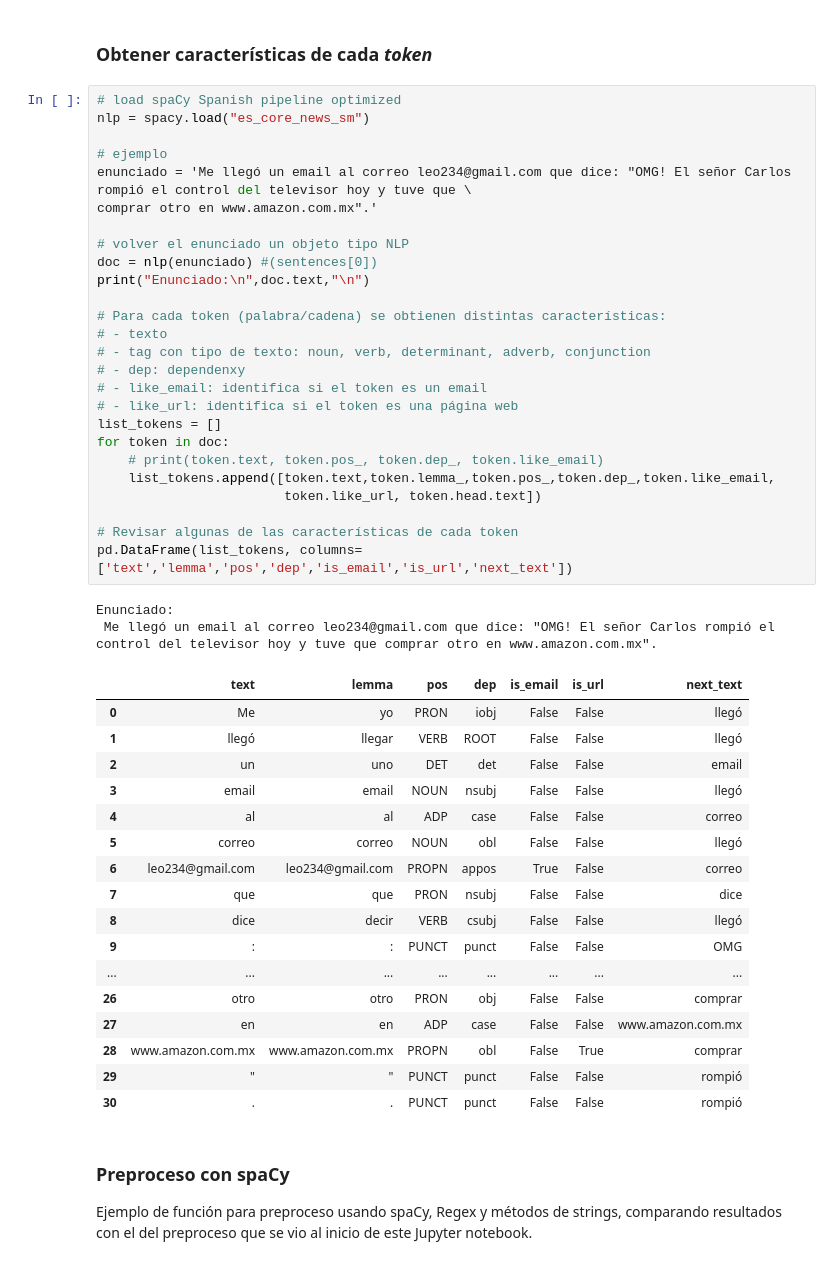
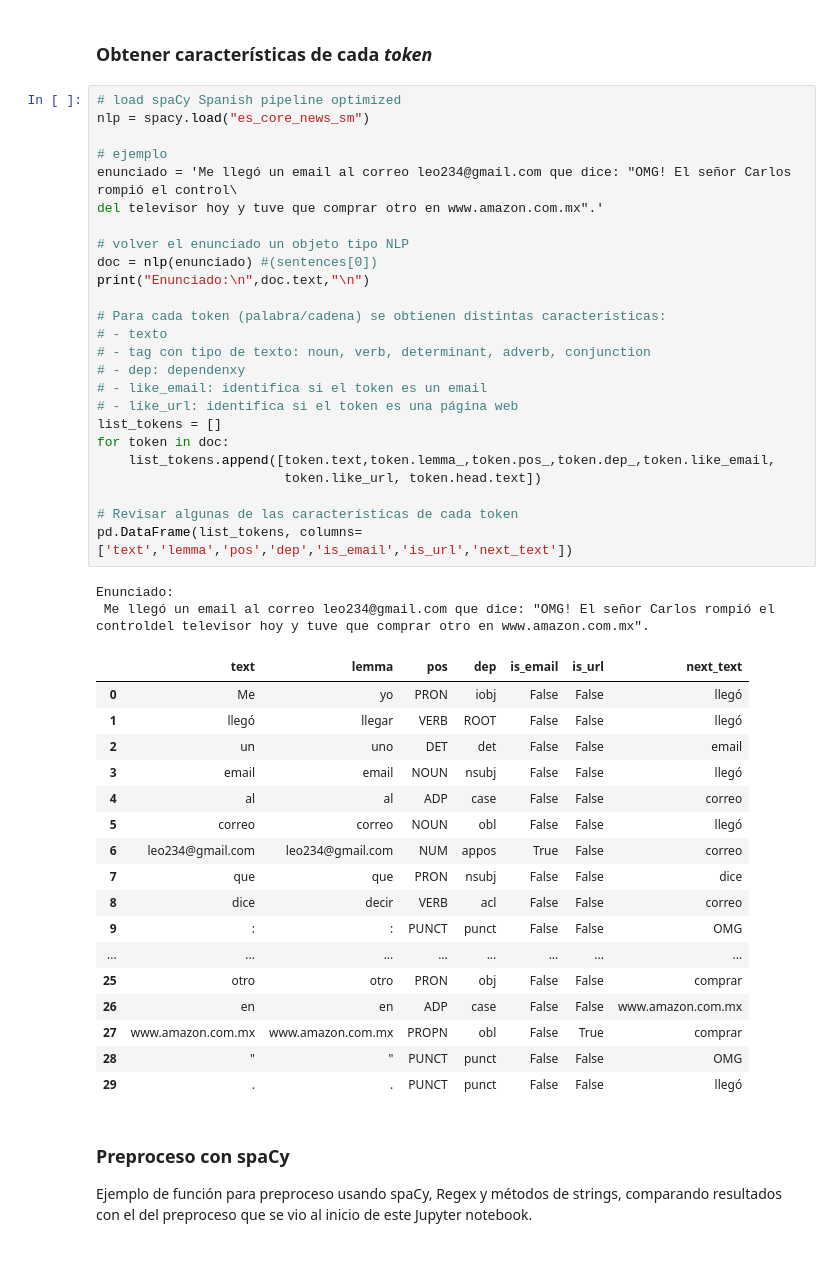
Before and after one commit to vcuspinera/UDG_MCD_Project_Dev_I, a Jupyter notebook: actividades/18_Text_tools.ipynb, the cells around one changed output. Cells and saved outputs as stored; diff of their text form.

```diff
--- a/actividades/18_Text_tools.ipynb
+++ b/actividades/18_Text_tools.ipynb
@@ -478,47 +499,46 @@ import spacy
 nlp = spacy.load("es_core_news_sm")
 
 # ejemplo
-enunciado = 'Me llegó un email al correo leo234@gmail.com que dice: "OMG! El señor Carlos rompió el control del televisor hoy y tuve que \
-comprar otro en www.amazon.com.mx".'
+enunciado = 'Me llegó un email al correo leo234@gmail.com que dice: "OMG! El señor Carlos rompió el control\
+del televisor hoy y tuve que comprar otro en www.amazon.com.mx".'
 
 # volver el enunciado un objeto tipo NLP
 doc = nlp(enunciado) #(sentences[0])
 print("Enunciado:\n",doc.text,"\n")
 
 # Para cada token (palabra/cadena) se obtienen distintas características:
 # - texto
 # - tag con tipo de texto: noun, verb, determinant, adverb, conjunction
 # - dep: dependenxy
 # - like_email: identifica si el token es un email
 # - like_url: identifica si el token es una página web
 list_tokens = []
 for token in doc:
-    # print(token.text, token.pos_, token.dep_, token.like_email)
     list_tokens.append([token.text,token.lemma_,token.pos_,token.dep_,token.like_email,
                         token.like_url, token.head.text])
 
 # Revisar algunas de las características de cada token
 pd.DataFrame(list_tokens, columns=['text','lemma','pos','dep','is_email','is_url','next_text'])
 # %% [output]
 Enunciado:
- Me llegó un email al correo leo234@gmail.com que dice: "OMG! El señor Carlos rompió el control del televisor hoy y tuve que comprar otro en www.amazon.com.mx".
+ Me llegó un email al correo leo234@gmail.com que dice: "OMG! El señor Carlos rompió el controldel televisor hoy y tuve que comprar otro en www.amazon.com.mx".
 |  | text | lemma | pos | dep | is_email | is_url | next_text |
 | 0 | Me | yo | PRON | iobj | False | False | llegó |
 | 1 | llegó | llegar | VERB | ROOT | False | False | llegó |
 | 2 | un | uno | DET | det | False | False | email |
 | 3 | email | email | NOUN | nsubj | False | False | llegó |
 | 4 | al | al | ADP | case | False | False | correo |
 | 5 | correo | correo | NOUN | obl | False | False | llegó |
-| 6 | leo234@gmail.com | leo234@gmail.com | PROPN | appos | True | False | correo |
+| 6 | leo234@gmail.com | leo234@gmail.com | NUM | appos | True | False | correo |
 | 7 | que | que | PRON | nsubj | False | False | dice |
-| 8 | dice | decir | VERB | csubj | False | False | llegó |
+| 8 | dice | decir | VERB | acl | False | False | correo |
 | 9 | : | : | PUNCT | punct | False | False | OMG |
 | ... | ... | ... | ... | ... | ... | ... | ... |
-| 26 | otro | otro | PRON | obj | False | False | comprar |
-| 27 | en | en | ADP | case | False | False | www.amazon.com.mx |
-| 28 | www.amazon.com.mx | www.amazon.com.mx | PROPN | obl | False | True | comprar |
-| 29 | " | " | PUNCT | punct | False | False | rompió |
-| 30 | . | . | PUNCT | punct | False | False | rompió |
+| 25 | otro | otro | PRON | obj | False | False | comprar |
+| 26 | en | en | ADP | case | False | False | www.amazon.com.mx |
+| 27 | www.amazon.com.mx | www.amazon.com.mx | PROPN | obl | False | True | comprar |
+| 28 | " | " | PUNCT | punct | False | False | OMG |
+| 29 | . | . | PUNCT | punct | False | False | llegó |
 # %% [markdown]
 ### Preproceso con spaCy
 Ejemplo de función para preproceso usando spaCy, Regex y métodos de strings, comparando resultados con el del preproceso que se vio al inicio de este Jupyter notebook.
```
Also changed, not shown: parts of 30 cells of this notebook, 2 other files.
